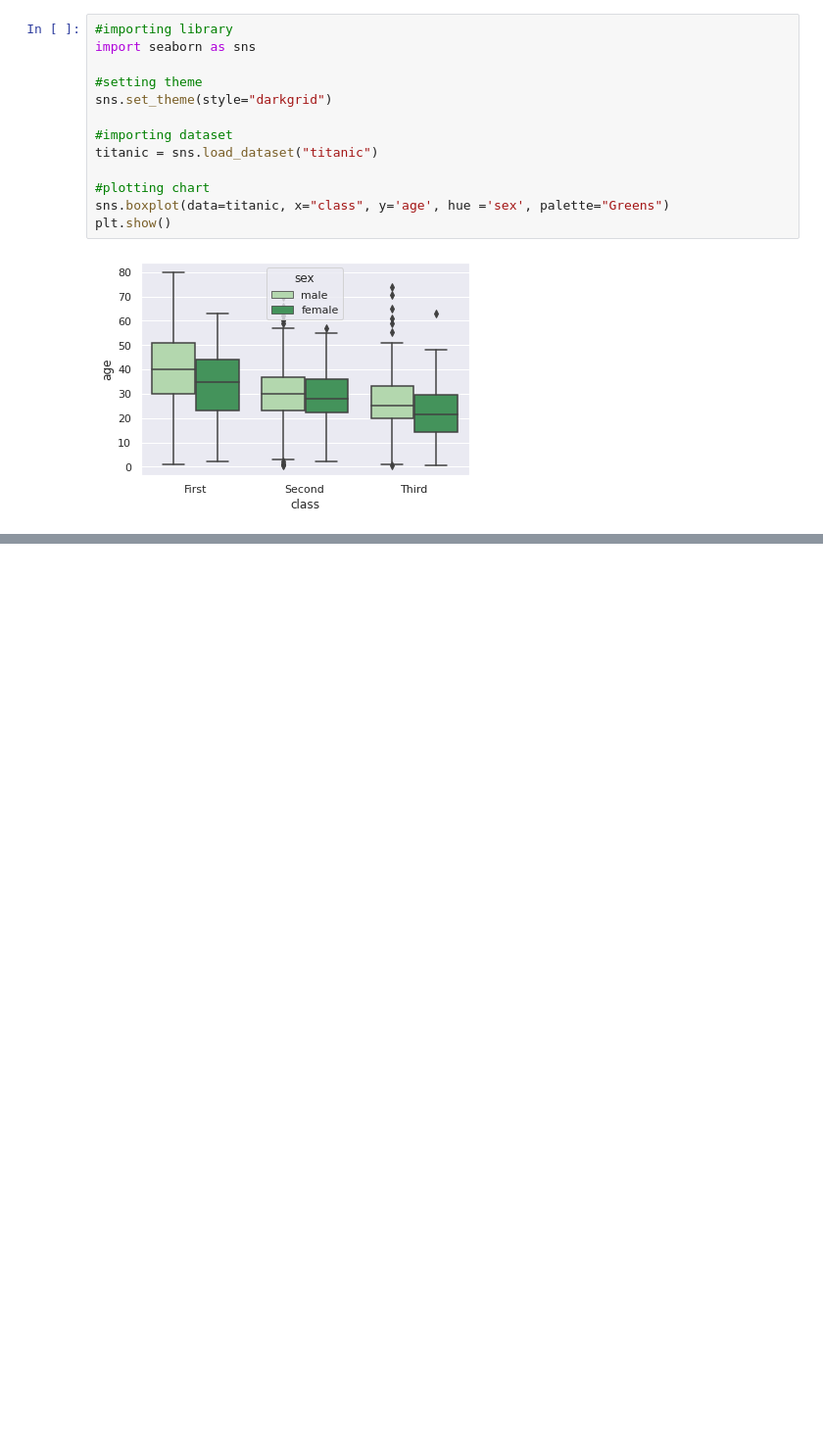
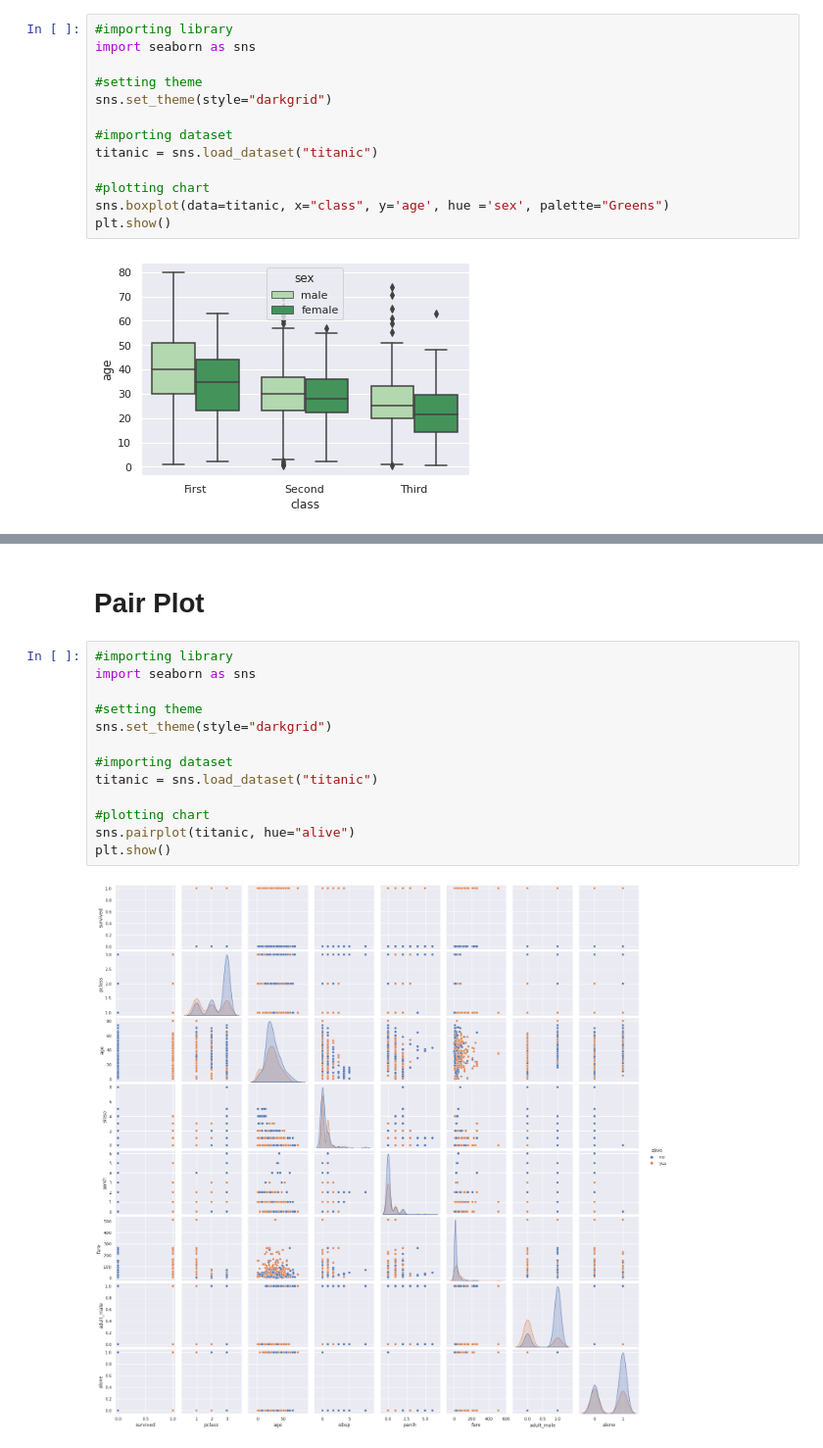
Before and after one commit to guptankit005/Analytics, a Jupyter notebook: Seaborn_01.ipynb, the cells around one changed output, grey strips where cells are left out. Shown at 98% size. Saved outputs shown, nothing was run; the diff lists cells and outputs as text; blank space fills up the shorter version.

```diff
--- a/Seaborn_01.ipynb
+++ b/Seaborn_01.ipynb
@@ -56,0 +117,17 @@ plt.show()
+# %% [markdown]
+# Pair Plot
+# %%
+#importing library
+import seaborn as sns
+
+#setting theme
+sns.set_theme(style="darkgrid")
+
+#importing dataset
+titanic = sns.load_dataset("titanic")
+
+#plotting chart
+sns.pairplot(titanic, hue="alive")
+plt.show()
+# %% [output]
+[figure, added]
```
Also changed, not shown: parts of 7 cells of this notebook.
